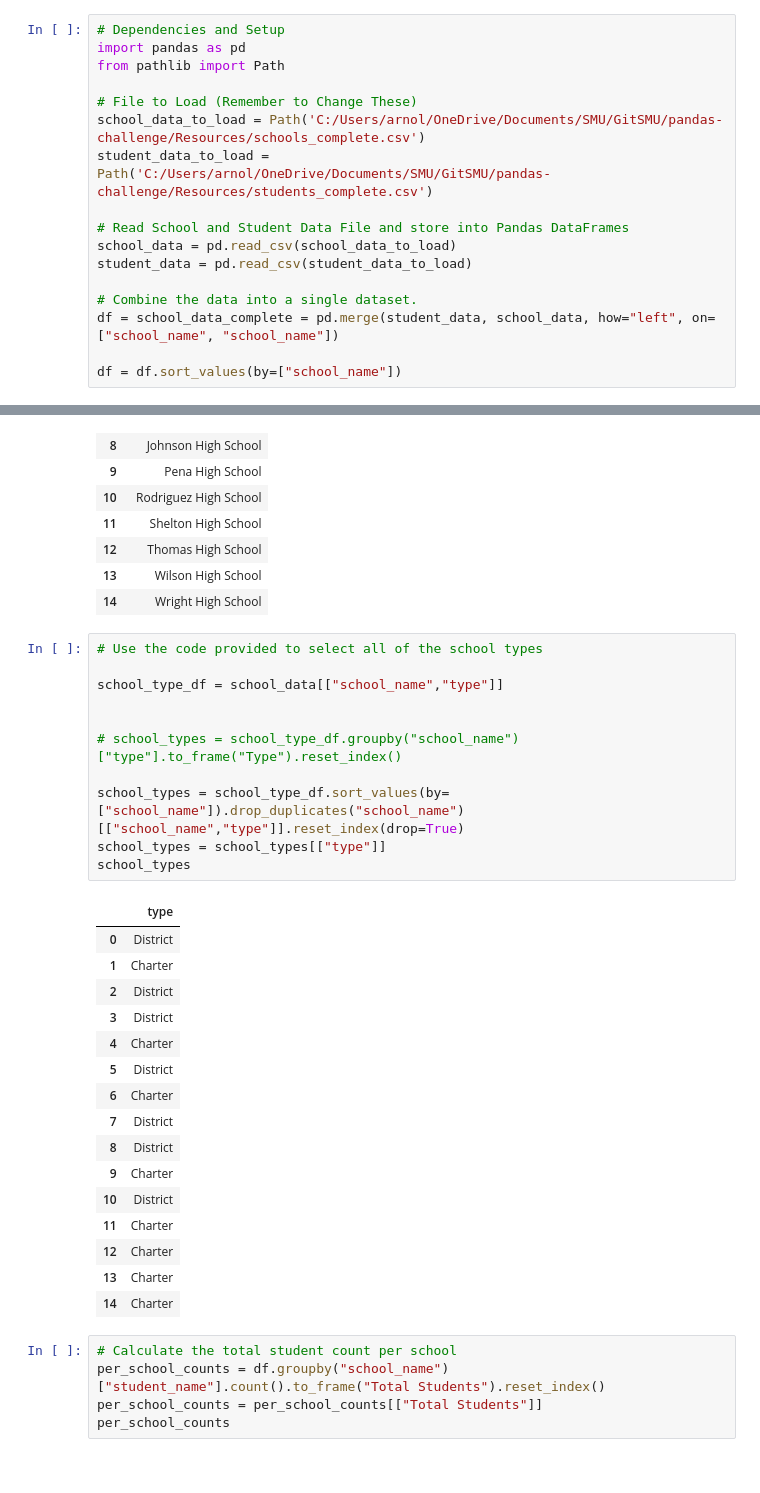
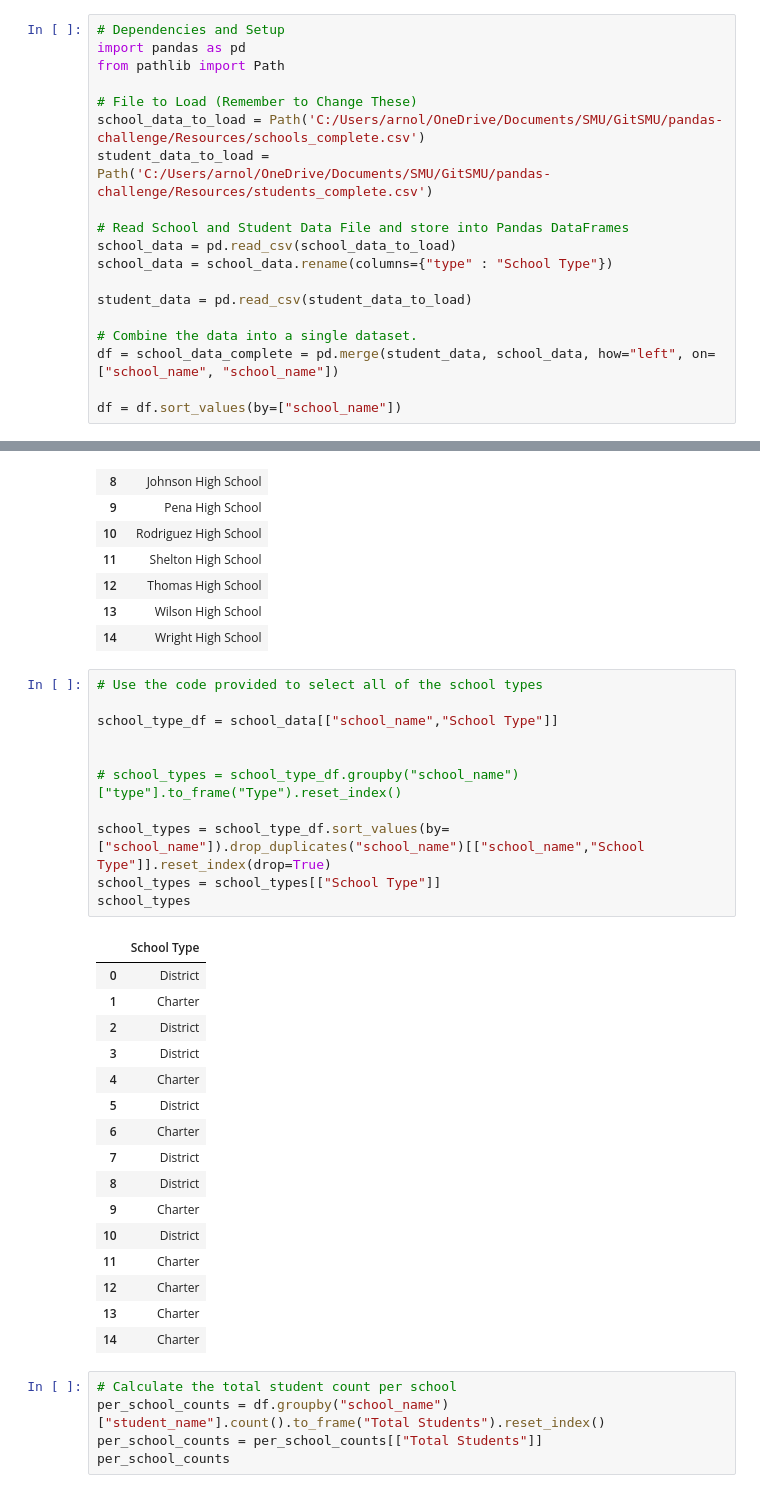
Before and after one commit to T800-101A/pandas-challenge, a Jupyter notebook: PyCitySchools/PyCitySchools_starter.ipynb, the cells around one changed output, grey strips where cells are left out. Saved outputs shown, nothing was run; the diff lists cells and outputs as text.

```diff
--- a/PyCitySchools/PyCitySchools_starter.ipynb
+++ b/PyCitySchools/PyCitySchools_starter.ipynb
@@ -23,6 +23,8 @@ student_data_to_load = Path('C:/Users/arnol/OneDrive/Documents/SMU/GitSMU/pandas
 
 # Read School and Student Data File and store into Pandas DataFrames
 school_data = pd.read_csv(school_data_to_load)
+school_data = school_data.rename(columns={"type" : "School Type"})
+
 student_data = pd.read_csv(student_data_to_load)
 
 # Combine the data into a single dataset.
@@ -145,16 +147,16 @@ schoolnames
 # %%
 # Use the code provided to select all of the school types
 
-school_type_df = school_data[["school_name","type"]]
+school_type_df = school_data[["school_name","School Type"]]
 
 
 # school_types = school_type_df.groupby("school_name")["type"].to_frame("Type").reset_index()
 
-school_types = school_type_df.sort_values(by=["school_name"]).drop_duplicates("school_name")[["school_name","type"]].reset_index(drop=True)
-school_types = school_types[["type"]]
+school_types = school_type_df.sort_values(by=["school_name"]).drop_duplicates("school_name")[["school_name","School Type"]].reset_index(drop=True)
+school_types = school_types[["School Type"]]
 school_types
 # %% [output]
-|  | type |
+|  | School Type |
 | 0 | District |
 | 1 | Charter |
 | 2 | District |
```
Also changed, not shown: parts of 19 cells of this notebook.
